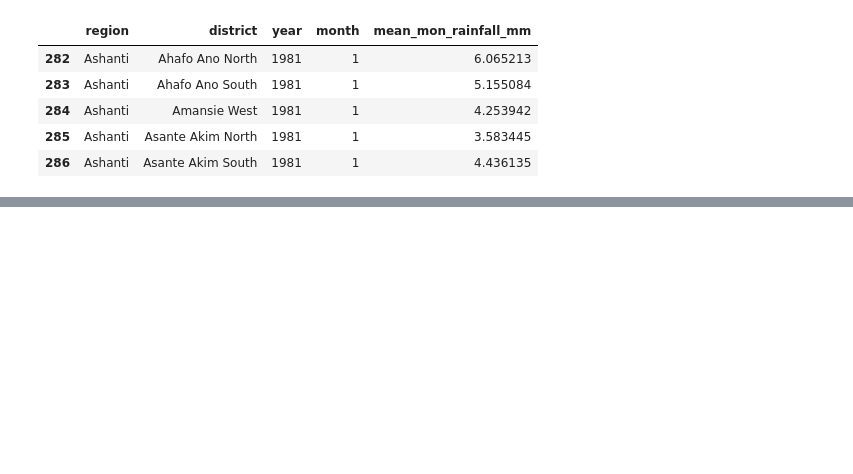
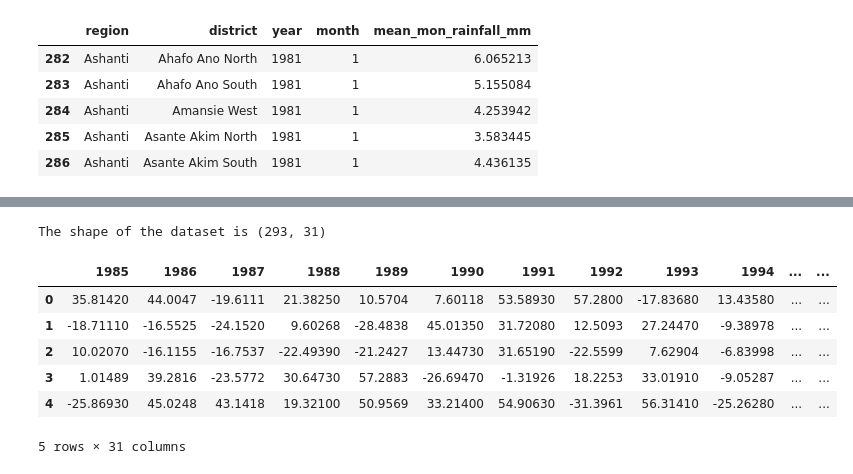
Before and after one commit to doski-codes/azubi-hackathon, a Jupyter notebook: Hackathon.ipynb, the cells around one changed output, grey strips where cells are left out. Cells and saved outputs as stored; diff of their text form; code cells hidden in the pictures; blank space fills up the shorter version.

```diff
--- a/Hackathon.ipynb
+++ b/Hackathon.ipynb
@@ -428,0 +453,13 @@ Text(0.5, 1.0, 'Month wise Average Annual Rainfall')
+# %%
+trois = pd.read_csv("flood/najibi_devineni_esd2018_latitude_part3.csv")
+print("The shape of the dataset is", trois.shape)
+trois.head()
+# %% [output]
+The shape of the dataset is (293, 31)
+|  | 1985 | 1986 | 1987 | 1988 | 1989 | 1990 | 1991 | 1992 | 1993 | 1994 | ... | ... |
+| 0 | 35.81420 | 44.0047 | -19.6111 | 21.38250 | 10.5704 | 7.60118 | 53.58930 | 57.2800 | -17.83680 | 13.43580 | ... | ... |
+| 1 | -18.71110 | -16.5525 | -24.1520 | 9.60268 | -28.4838 | 45.01350 | 31.72080 | 12.5093 | 27.24470 | -9.38978 | ... | ... |
+| 2 | 10.02070 | -16.1155 | -16.7537 | -22.49390 | -21.2427 | 13.44730 | 31.65190 | -22.5599 | 7.62904 | -6.83998 | ... | ... |
+| 3 | 1.01489 | 39.2816 | -23.5772 | 30.64730 | 57.2883 | -26.69470 | -1.31926 | 18.2253 | 33.01910 | -9.05287 | ... | ... |
+| 4 | -25.86930 | 45.0248 | 43.1418 | 19.32100 | 50.9569 | 33.21400 | 54.90630 | -31.3961 | 56.31410 | -25.26280 | ... | ... |
+5 rows × 31 columns
```
Also changed, not shown: parts of 37 cells of this notebook, 5 other files.
